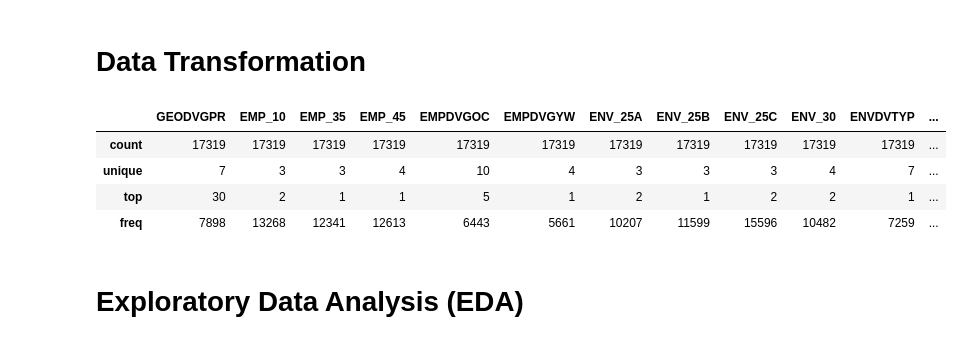
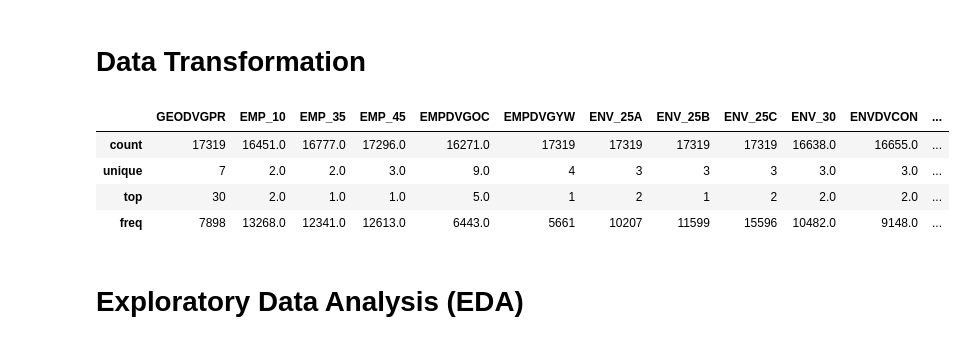
Before and after one commit to YinYinTan/CIND820FinalProject, a Jupyter notebook: Data_Transformation_&_EDA.ipynb, the cells around one changed output. Saved outputs shown, nothing was run; the diff lists cells and outputs as text; code cells hidden in the pictures.

```diff
--- a/Data_Transformation_&_EDA.ipynb
+++ b/Data_Transformation_&_EDA.ipynb
@@ -10,7 +28,7 @@ import pandas as pd
 from pandas_profiling import ProfileReport
 
 #Read file
-df = pd.read_csv('HS.csv')
+df = pd.read_csv('HS.csv', index_col=None)
 
 #Drop rows containing observations that are not valid for the project
 df.drop(df[df['EMP_30'] != 1].index, inplace = True)
@@ -24,90 +42,62 @@ df['Worse_MH'] = np.where((df['GEN_10'] >= 4) & (df['GEN_15'] >= 4), 0, 1)
 df = df.drop(columns=['PUMFID', 'VERDATE', 'EMP_05', 'BMF_P', 'EMP_30', 'GEN_10', 'GEN_15'])
 
 #Drop columns pertaining to derived variables that are not needed for the project
-df = df.drop(columns=['ENVDVCON','PPEDVEY1','PPEDVEY2','PPEDVFV1','PPEDVFV2','PPEDVGL1','PPEDVGL2','PPEDVGN1','PPEDVGN2','PPEDVHS1','PPEDVHS2','PPEDVMA1','PPEDVMA2','PPEDVOT1','PPEDVOT2','PPEDVRE1','PPEDVRE2','PPEDVRS1','PPEDVRS2','GENDVHDI','GENDVMHI'])
+df = df.drop(columns=['PPEDVEY1','PPEDVEY2','PPEDVFV1','PPEDVFV2','PPEDVGL1','PPEDVGL2','PPEDVGN1','PPEDVGN2','PPEDVHS1','PPEDVHS2','PPEDVMA1','PPEDVMA2','PPEDVOT1','PPEDVOT2','PPEDVRE1','PPEDVRE2','PPEDVRS1','PPEDVRS2','GENDVHDI','GENDVMHI'])
 
 #If PPE_10 = “No” = 2, then PPE_15A, PPE_15B, PPE_15C, PPE_15D, PPE_15E, PPE_15F, PPE_15G, PPE_15H, PPE_15I, and PPE_15J = “No” = 2 (instead of "Valid Skip")
-set_1 = ['PPE_15A','PPE_15B','PPE_15C','PPE_15D','PPE_15E','PPE_15F','PPE_15G','PPE_15H','PPE_15I','PPE_15J']
-df[set_1] = np.where(df[['PPE_10']] == 2, 2, df[set_1])
+skip_set_1 = ['PPE_15A','PPE_15B','PPE_15C','PPE_15D','PPE_15E','PPE_15F','PPE_15G','PPE_15H','PPE_15I','PPE_15J']
+df[skip_set_1] = np.where(df[['PPE_10']] == 2, 2, df[skip_set_1])
 
 #If PPE_20 = “No” = 2, then PPE_30A, PPE_30B, PPE_30C, PPE_30D, PPE_30E, PPE_30F, PPE_30G, PPE_30H,...
 #PPE_35A, PPE_35B, PPE_35C, PPE_35D, PPE_35E, PPE_35F, PPE_35G, PPE_35H = "Not needed for job" = 1 (instead of "Valid Skip")
-set_2 = ['PPE_30A','PPE_30B','PPE_30C','PPE_30D','PPE_30E','PPE_30F','PPE_30G','PPE_30H','PPE_35A','PPE_35B','PPE_35C','PPE_35D','PPE_35E','PPE_35F','PPE_35G','PPE_35H']
-df[set_2] = np.where(df[['PPE_20']] == 2, 1, df[set_2])
+skip_set_2 = ['PPE_30A','PPE_30B','PPE_30C','PPE_30D','PPE_30E','PPE_30F','PPE_30G','PPE_30H','PPE_35A','PPE_35B','PPE_35C','PPE_35D','PPE_35E','PPE_35F','PPE_35G','PPE_35H']
+df[skip_set_2] = np.where(df[['PPE_20']] == 2, 1, df[skip_set_2])
 
 #If PPE_20 = “No” = 2, then PPE_25, PPE_40A, PPE_40B, PPE_40C, PPE_40D, PPE_40E, PPE_40F, PPE_40G, PPE_40H, PPE_40I,...
 #PPE_45A, PPE_45B, PPE_45C, PPE_45D, PPE_45E, PPE_45F, PPE_45G, PPE_45H, PPE_45I = "No" = 2 (instead of "Valid Skip")
-set_3 = ['PPE_25','PPE_40A','PPE_40B','PPE_40C','PPE_40D','PPE_40E','PPE_40F','PPE_40G','PPE_40H','PPE_40I','PPE_45A','PPE_45B','PPE_45C','PPE_45D','PPE_45E','PPE_45F','PPE_45G','PPE_45H','PPE_45I']
-df[set_3] = np.where(df[['PPE_20']] == 2, 2, df[set_3])
+skip_set_3 = ['PPE_25','PPE_40A','PPE_40B','PPE_40C','PPE_40D','PPE_40E','PPE_40F','PPE_40G','PPE_40H','PPE_40I','PPE_45A','PPE_45B','PPE_45C','PPE_45D','PPE_45E','PPE_45F','PPE_45G','PPE_45H','PPE_45I']
+df[skip_set_3] = np.where(df[['PPE_20']] == 2, 2, df[skip_set_3])
 
 #If response to PPE access question = “Not stated” = 9 (i.e. missing values), then update to "Not needed for job" = 1
-df['PPE_30A'].mask(df['PPE_30A'] == 9, 1, inplace=True)
-df['PPE_30B'].mask(df['PPE_30B'] == 9, 1, inplace=True)
-df['PPE_30C'].mask(df['PPE_30C'] == 9, 1, inplace=True)
-df['PPE_30D'].mask(df['PPE_30D'] == 9, 1, inplace=True)
-df['PPE_30E'].mask(df['PPE_30E'] == 9, 1, inplace=True)
-df['PPE_30F'].mask(df['PPE_30F'] == 9, 1, inplace=True)
-df['PPE_30G'].mask(df['PPE_30G'] == 9, 1, inplace=True)
-df['PPE_30H'].mask(df['PPE_30H'] == 9, 1, inplace=True)
-df['PPE_35A'].mask(df['PPE_35A'] == 9, 1, inplace=True)
-df['PPE_35B'].mask(df['PPE_35B'] == 9, 1, inplace=True)
-df['PPE_35C'].mask(df['PPE_35C'] == 9, 1, inplace=True)
-df['PPE_35D'].mask(df['PPE_35D'] == 9, 1, inplace=True)
-df['PPE_35E'].mask(df['PPE_35E'] == 9, 1, inplace=True)
-df['PPE_35F'].mask(df['PPE_35F'] == 9, 1, inplace=True)
-df['PPE_35G'].mask(df['PPE_35G'] == 9, 1, inplace=True)
-df['PPE_35H'].mask(df['PPE_35H'] == 9, 1, inplace=True)
+missing_set_1 = ['PPE_30A','PPE_30B','PPE_30C','PPE_30D','PPE_30E','PPE_30F','PPE_30G','PPE_30H','PPE_35A','PPE_35B','PPE_35C','PPE_35D','PPE_35E','PPE_35F','PPE_35G','PPE_35H']
+for col in missing_set_1:
+  df[col].mask(df[col] == 9, 1, inplace=True)
 
 #If response to PPE restriction question = “Not stated” = 9 (i.e. missing values), then update to "No" = 2
-df['PPE_40A'].mask(df['PPE_40A'] == 9, 2, inplace=True)
-df['PPE_40B'].mask(df['PPE_40B'] == 9, 2, inplace=True)
-df['PPE_40C'].mask(df['PPE_40C'] == 9, 2, inplace=True)
-df['PPE_40D'].mask(df['PPE_40D'] == 9, 2, inplace=True)
-df['PPE_40E'].mask(df['PPE_40E'] == 9, 2, inplace=True)
-df['PPE_40F'].mask(df['PPE_40F'] == 9, 2, inplace=True)
-df['PPE_40G'].mask(df['PPE_40G'] == 9, 2, inplace=True)
-df['PPE_40H'].mask(df['PPE_40H'] == 9, 2, inplace=True)
-df['PPE_40I'].mask(df['PPE_40I'] == 9, 2, inplace=True)
-df['PPE_45A'].mask(df['PPE_45A'] == 9, 2, inplace=True)
-df['PPE_45B'].mask(df['PPE_45B'] == 9, 2, inplace=True)
-df['PPE_45C'].mask(df['PPE_45C'] == 9, 2, inplace=True)
-df['PPE_45D'].mask(df['PPE_45D'] == 9, 2, inplace=True)
-df['PPE_45E'].mask(df['PPE_45E'] == 9, 2, inplace=True)
-df['PPE_45F'].mask(df['PPE_45F'] == 9, 2, inplace=True)
-df['PPE_45G'].mask(df['PPE_45G'] == 9, 2, inplace=True)
-df['PPE_45H'].mask(df['PPE_45H'] == 9, 2, inplace=True)
-df['PPE_45I'].mask(df['PPE_45I'] == 9, 2, inplace=True)
+missing_set_2 = ['PPE_40A','PPE_40B','PPE_40C','PPE_40D','PPE_40E','PPE_40F','PPE_40G','PPE_40H','PPE_40I','PPE_45A','PPE_45B','PPE_45C','PPE_45D','PPE_45E','PPE_45F','PPE_45G','PPE_45H','PPE_45I']
+for col in missing_set_2:
+  df[col].mask(df[col] == 9, 2, inplace=True)
 
 #If response to PPE or IPC protocol/practice question = “Not stated” = 9 (i.e. missing values), then remove from dataset
 df.drop(df[(df['PPE_05'] == 9)|(df['PPE_10'] == 9)|(df['PPE_15A'] == 9)|(df['PPE_15B'] == 9)|(df['PPE_15C'] == 9)|(df['PPE_15D'] == 9)|(df['PPE_15E'] == 9)|(df['PPE_15F'] == 9)|(df['PPE_15G'] == 9)|(df['PPE_15H'] == 9)|(df['PPE_15I'] == 9)|(df['PPE_15J'] == 9)].index, inplace = True)
 df.drop(df[(df['PPE_20'] == 9)|(df['PPE_25'] == 9)].index, inplace = True)
 df.drop(df[(df['PPE_50A'] >= 96)|(df['PPE_50B'] >= 96)|(df['PPE_50C'] >= 96)|(df['PPE_50D'] >= 96)|(df['PPE_50E'] >= 96)|(df['PPE_50F'] >= 96)].index, inplace = True)
 
 #Handling of 14/16 remaining variables with classes of "Not stated" = 9 (i.e. missing values): Reassign to most frequent value
-'''
-In progress
-'''
-
+missing_set_3 = ['EMP_10','EMP_35','EMP_45','EMPDVGOC','ENV_30','ENVDVCON','ENVDVTYP','ENVDVGRW','GEN_05','GEN_20','AGEDVG4','GDRDVGRP','ISDVFLAG','PGDVFLA','IMMDVGST']
+for col in missing_set_3:
+  frequent = df[col].mode()
+  df[col].mask(df[col] == 9, frequent, inplace=True)
 
 #One-hot key encoding
 '''
 In progress
 '''
 
 #Change all variables to categorical or else they will be considered numeric
 df = df.astype('category')
 
 #View basic summary of variables
 df.describe()
 #df.head()
 
 #df.to_csv('HS - revised.csv')
 # %% [output]
-|  | GEODVGPR | EMP_10 | EMP_35 | EMP_45 | EMPDVGOC | EMPDVGYW | ENV_25A | ENV_25B | ENV_25C | ENV_30 | ENVDVTYP | ... |
-| count | 17319 | 17319 | 17319 | 17319 | 17319 | 17319 | 17319 | 17319 | 17319 | 17319 | 17319 | ... |
-| unique | 7 | 3 | 3 | 4 | 10 | 4 | 3 | 3 | 3 | 4 | 7 | ... |
-| top | 30 | 2 | 1 | 1 | 5 | 1 | 2 | 1 | 2 | 2 | 1 | ... |
-| freq | 7898 | 13268 | 12341 | 12613 | 6443 | 5661 | 10207 | 11599 | 15596 | 10482 | 7259 | ... |
+|  | GEODVGPR | EMP_10 | EMP_35 | EMP_45 | EMPDVGOC | EMPDVGYW | ENV_25A | ENV_25B | ENV_25C | ENV_30 | ENVDVCON | ... |
+| count | 17319 | 16451.0 | 16777.0 | 17296.0 | 16271.0 | 17319 | 17319 | 17319 | 17319 | 16638.0 | 16655.0 | ... |
+| unique | 7 | 2.0 | 2.0 | 3.0 | 9.0 | 4 | 3 | 3 | 3 | 3.0 | 3.0 | ... |
+| top | 30 | 2.0 | 1.0 | 1.0 | 5.0 | 1 | 2 | 1 | 2 | 2.0 | 2.0 | ... |
+| freq | 7898 | 13268.0 | 12341.0 | 12613.0 | 6443.0 | 5661 | 10207 | 11599 | 15596 | 10482.0 | 9148.0 | ... |
 # %% [markdown]
 # Exploratory Data Analysis (EDA)
 # %%
```
Also changed, not shown: parts of 2 cells of this notebook.
